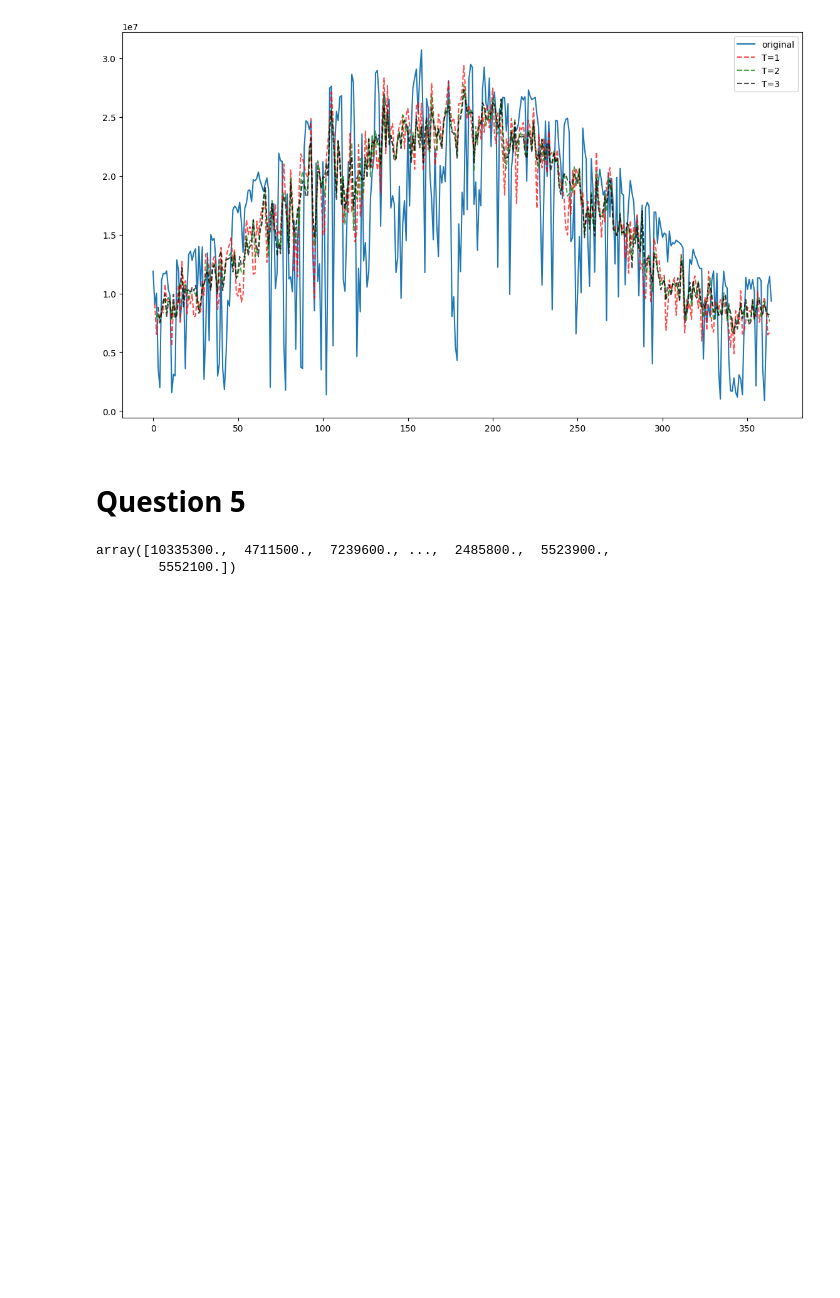
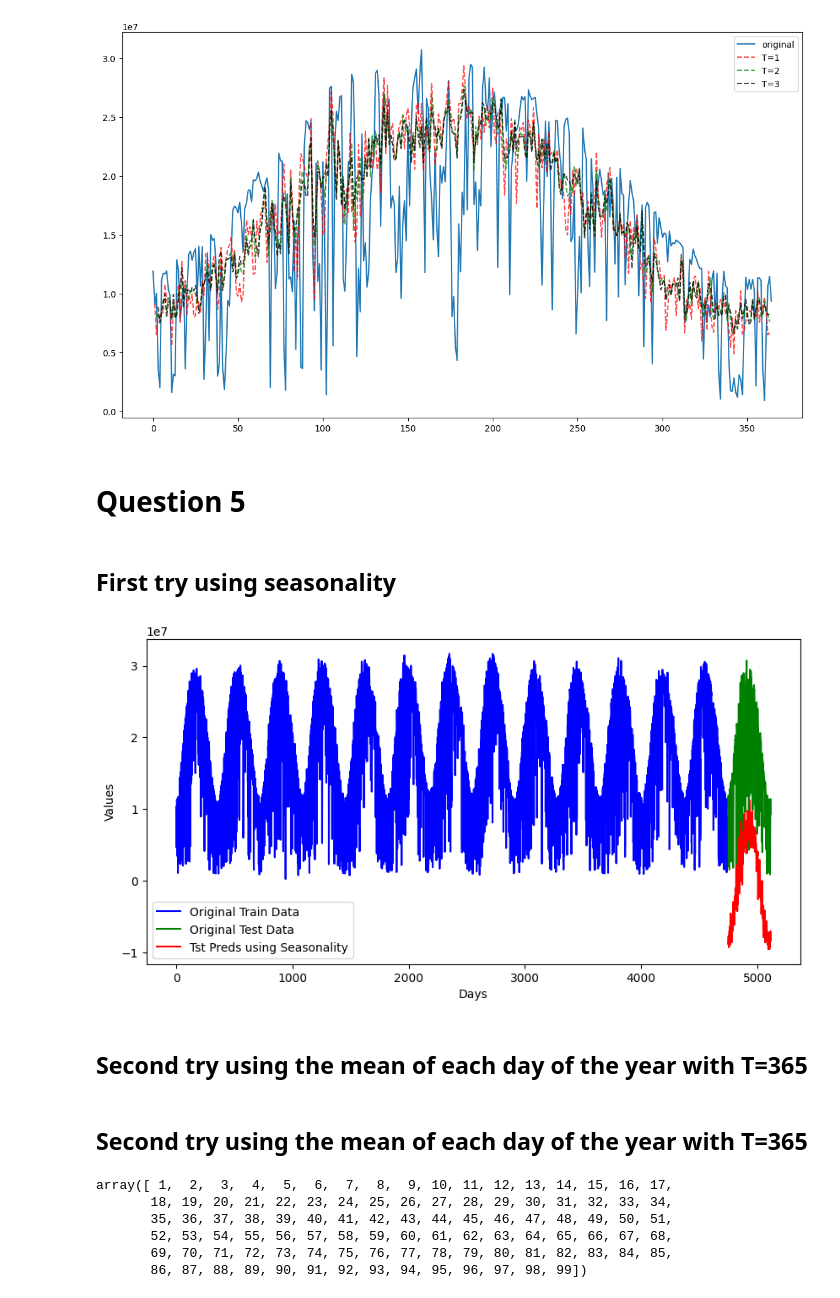
Before and after one commit to kounsolas/TimeSeriesProject, a Jupyter notebook: project.ipynb, the cells around one changed output. Saved outputs shown, nothing was run; the diff lists cells and outputs as text; code cells hidden in the pictures; blank space fills up the shorter version.

```diff
--- a/project.ipynb
+++ b/project.ipynb
@@ -407,8 +406,8 @@ Reject the null hypothesis that the time series is independently distributed.
 data_df['Date'] = pd.to_datetime(data_df['Date'], format='%Y%m%d')
 data_df.set_index('Date', inplace=True)
 
-data_years_shape = data_df.loc['1994-01-01':'2006-12-31'].shape[0]
-print(f"Number of days in the training data: {data_years_shape}")
+split = data_df.loc['1994-01-01':'2006-12-31'].shape[0]
+print(f"Number of days in the training data: {split}")
 # %% [output]
 Number of days in the training data: 4748
 # %%
@@ -462,8 +461,26 @@ nrmseV, predM = calculate_fitting_error(A_static_test, model, Tmax=31, show=True
 [figure]
 # %% [markdown]
 # Question 5
-# %%
-A_train = A_static_train + s_train
-# %% [output]
-array([10335300.,  4711500.,  7239600., ...,  2485800.,  5523900.,
-        5552100.])
+# %% [markdown]
+## First try using seasonality
+# %%
+T_season = 365
+A_train = A[:split]
+A_test = A[split:]
+s_train = seasonal_components(A_train, T_season)
+
+preds = s_train[:T_season]
+plt.figure(figsize=(10,5))
+plt.plot(range(split), A_train, label='Original Train Data', color='blue')
+plt.plot(range(split, split+T_season), A_test, label='Original Test Data', color='green')
+plt.plot(range(split, split+T_season), preds, label='Tst Preds using Seasonality', color='red')
+plt.legend()
+plt.xlabel("Days")
+plt.ylabel("Values")
+plt.show()
+# %% [output]
+[figure, added]
+# %% [markdown]
+## Second try using the mean of each day of the year with T=365
+# %% [markdown]
+## Second try using the mean of each day of the year with T=365
@@ -469,0 +492,10 @@ array([10335300.,  4711500.,  7239600., ...,  2485800.,  5523900.,
+# %%
+px = np.arange(1,100)
+px
+# %% [output]
+array([ 1,  2,  3,  4,  5,  6,  7,  8,  9, 10, 11, 12, 13, 14, 15, 16, 17,
+       18, 19, 20, 21, 22, 23, 24, 25, 26, 27, 28, 29, 30, 31, 32, 33, 34,
+       35, 36, 37, 38, 39, 40, 41, 42, 43, 44, 45, 46, 47, 48, 49, 50, 51,
+       52, 53, 54, 55, 56, 57, 58, 59, 60, 61, 62, 63, 64, 65, 66, 67, 68,
+       69, 70, 71, 72, 73, 74, 75, 76, 77, 78, 79, 80, 81, 82, 83, 84, 85,
+       86, 87, 88, 89, 90, 91, 92, 93, 94, 95, 96, 97, 98, 99])
```
Also changed, not shown: parts of 5 cells of this notebook.
